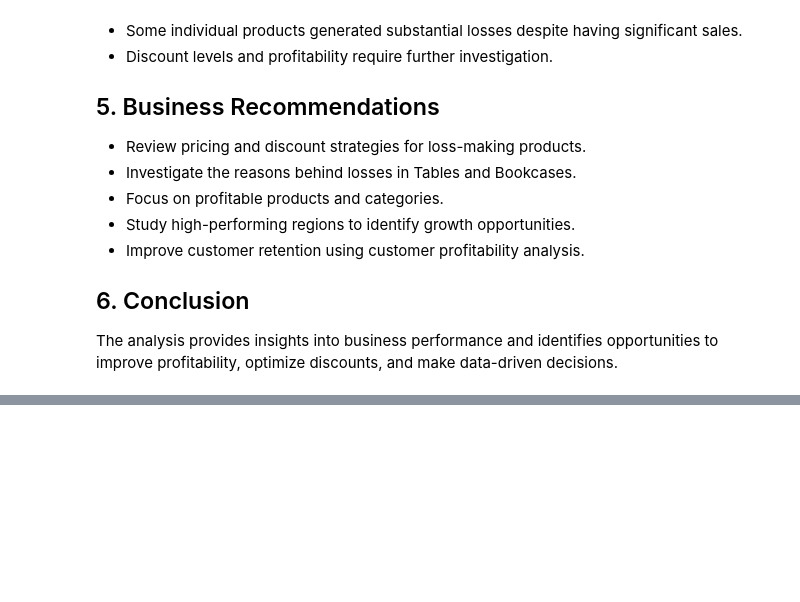
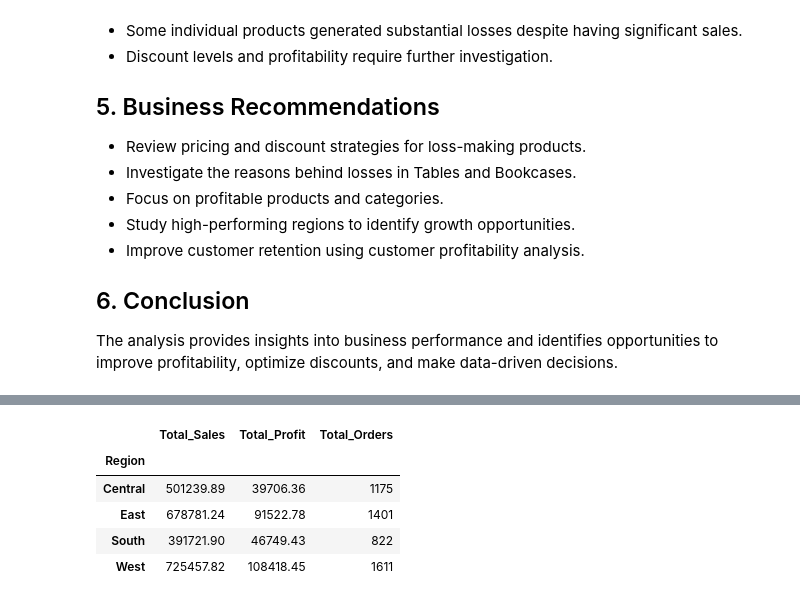
Before and after one commit to arshad-jamal32/ecommerce-sales-analysis, a Jupyter notebook: notebooks/01_sales_analysis.ipynb, the cells around one changed output, grey strips where cells are left out. Cells and saved outputs as stored; diff of their text form; code cells hidden in the pictures; blank space fills up the shorter version.

```diff
--- a/notebooks/01_sales_analysis.ipynb
+++ b/notebooks/01_sales_analysis.ipynb
@@ -1063,0 +1078,15 @@ The analysis provides insights into business performance and identifies opportun
+# %%
+region_report = df_clean.groupby("Region").agg(
+    Total_Sales=("Sales", "sum"),
+    Total_Profit=("Profit", "sum"),
+    Total_Orders=("Order ID", "nunique")
+).round(2)
+
+display(region_report)
+# %% [output]
+|  | Total_Sales | Total_Profit | Total_Orders |
+| Region |  |  |  |
+| Central | 501239.89 | 39706.36 | 1175 |
+| East | 678781.24 | 91522.78 | 1401 |
+| South | 391721.90 | 46749.43 | 822 |
+| West | 725457.82 | 108418.45 | 1611 |
```
Also changed, not shown: parts of 10 cells of this notebook.
